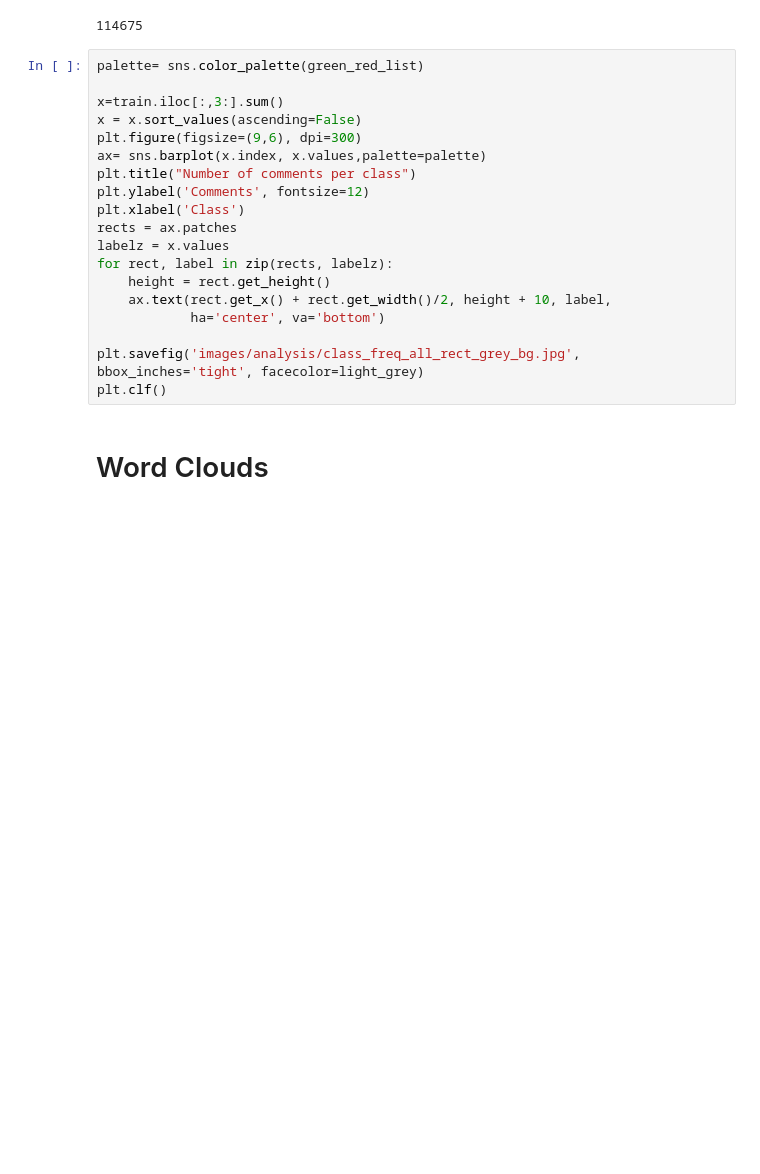
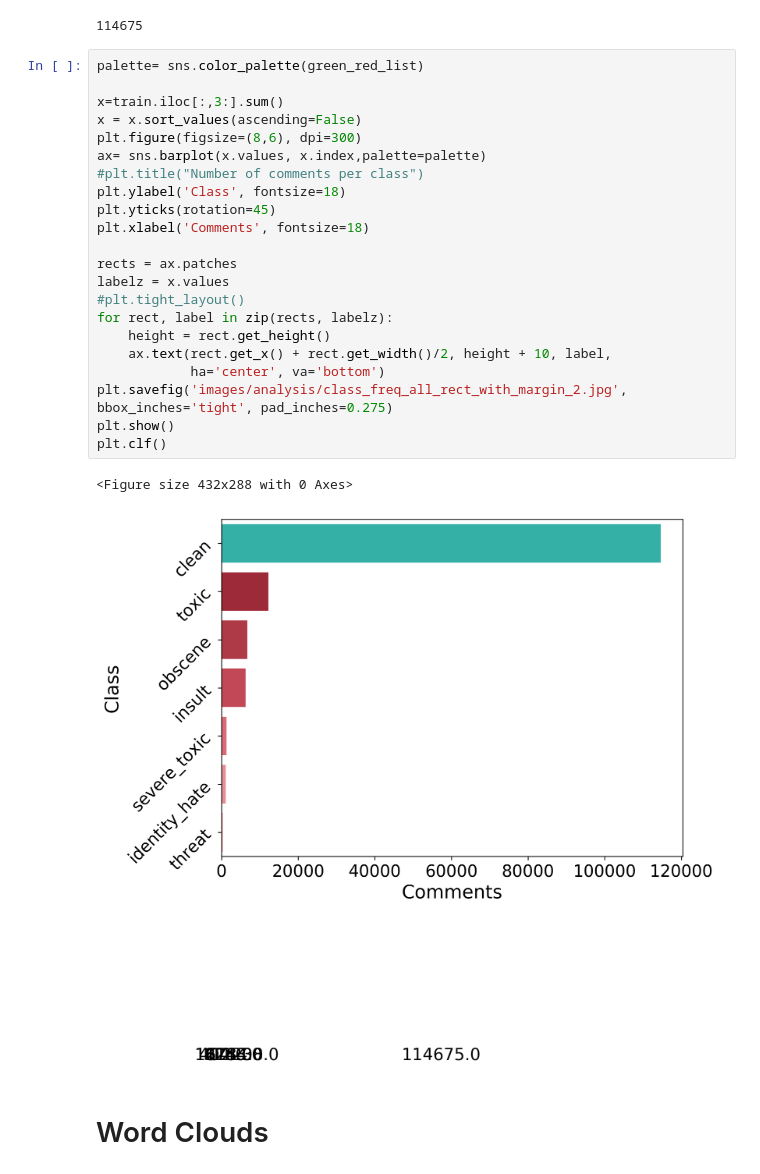
Before and after one commit to PuneetKohli/toxic_comment_classification, a Jupyter notebook: Data Exploration.ipynb, the cells around one changed output. Cells and saved outputs as stored; diff of their text form; blank space fills up the shorter version.

```diff
--- a/Data Exploration.ipynb
+++ b/Data Exploration.ipynb
@@ -135,22 +144,28 @@ train['clean'].sum()
 # %%
 palette= sns.color_palette(green_red_list)
 
 x=train.iloc[:,3:].sum()
 x = x.sort_values(ascending=False)
-plt.figure(figsize=(9,6), dpi=300)
-ax= sns.barplot(x.index, x.values,palette=palette)
-plt.title("Number of comments per class")
-plt.ylabel('Comments', fontsize=12)
-plt.xlabel('Class')
+plt.figure(figsize=(8,6), dpi=300)
+ax= sns.barplot(x.values, x.index,palette=palette)
+#plt.title("Number of comments per class")
+plt.ylabel('Class', fontsize=18)
+plt.yticks(rotation=45)
+plt.xlabel('Comments', fontsize=18)
+
 rects = ax.patches
 labelz = x.values
+#plt.tight_layout()
 for rect, label in zip(rects, labelz):
     height = rect.get_height()
     ax.text(rect.get_x() + rect.get_width()/2, height + 10, label,
             ha='center', va='bottom')
-
-plt.savefig('images/analysis/class_freq_all_rect_grey_bg.jpg', bbox_inches='tight', facecolor=light_grey)
+plt.savefig('images/analysis/class_freq_all_rect_with_margin_2.jpg', bbox_inches='tight', pad_inches=0.275)
+plt.show()
 plt.clf()
+# %% [output]
+<Figure size 432x288 with 0 Axes>
+[figure, added]
 # %% [markdown]
 # Word Clouds
 # %%
```
Also changed, not shown: parts of 7 cells of this notebook, 5 other files.
